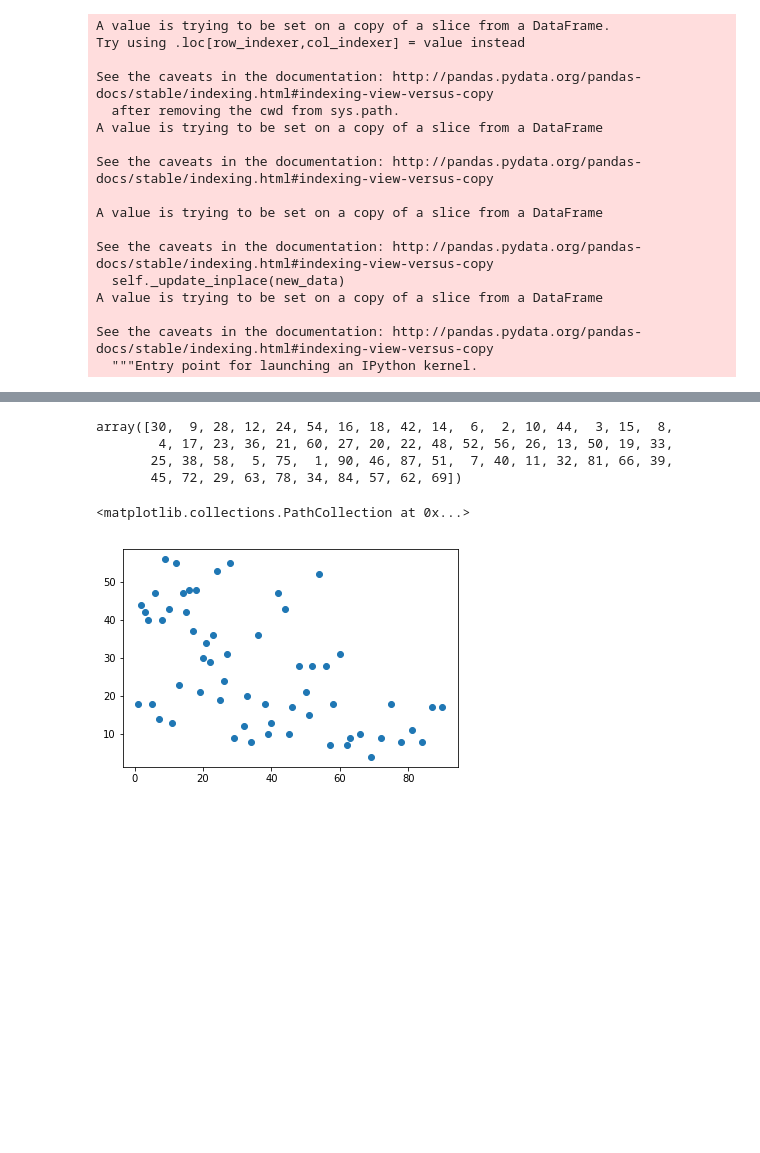
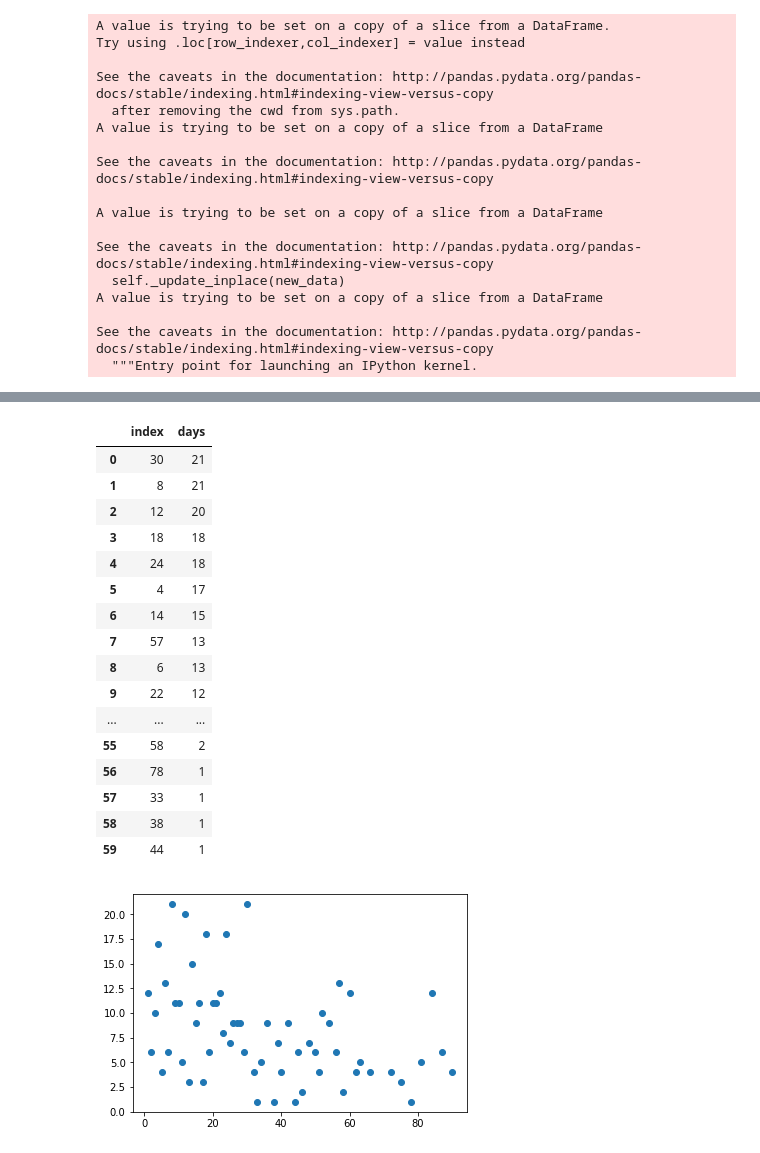
Before and after one commit to david-yang2/Capstone_Project, a Jupyter notebook: new_stations.ipynb, the cells around one changed output, grey strips where cells are left out. Drawn from its saved outputs; the diff is of its cells as text; code cells hidden in the pictures; blank space fills up the shorter version.

Commit message:
made plot for stations

```diff
--- a/new_stations.ipynb
+++ b/new_stations.ipynb
@@ -305,14 +325,26 @@ See the caveats in the documentation: http://pandas.pydata.org/pandas-docs/stabl
 # %%
 def plt_stn(df, station_id):
-    tsplt = df['days'][df.end_station_id == 120].value_counts().reset_index()
-    np.array(tsplt)[:,0]
+    tsplt = df['days'][df.end_station_id == station_id].value_counts().reset_index()
+    plt.scatter(np.array(tsplt)[:,0], np.array(tsplt)[:,1])
+    return tsplt
-# %% [output]
-array([30,  9, 28, 12, 24, 54, 16, 18, 42, 14,  6,  2, 10, 44,  3, 15,  8,
-        4, 17, 23, 36, 21, 60, 27, 20, 22, 48, 52, 56, 26, 13, 50, 19, 33,
-       25, 38, 58,  5, 75,  1, 90, 46, 87, 51,  7, 40, 11, 32, 81, 66, 39,
-       45, 72, 29, 63, 78, 34, 84, 57, 62, 69])
-# %%
-plt.scatter(np.array(tsplt)[1:,0], np.array(tsplt)[1:,1])
-# %% [output]
-<matplotlib.collections.PathCollection at 0x...>
-[figure, removed]
+# %%
+plt_stn(ts, 246)
+# %% [output]
+|  | index | days |
+| 0 | 30 | 21 |
+| 1 | 8 | 21 |
+| 2 | 12 | 20 |
+| 3 | 18 | 18 |
+| 4 | 24 | 18 |
+| 5 | 4 | 17 |
+| 6 | 14 | 15 |
+| 7 | 57 | 13 |
+| 8 | 6 | 13 |
+| 9 | 22 | 12 |
+| ... | ... | ... |
+| 55 | 58 | 2 |
+| 56 | 78 | 1 |
+| 57 | 33 | 1 |
+| 58 | 38 | 1 |
+| 59 | 44 | 1 |
+[figure, added]
```
Also changed, not shown: parts of 2 cells of this notebook.
